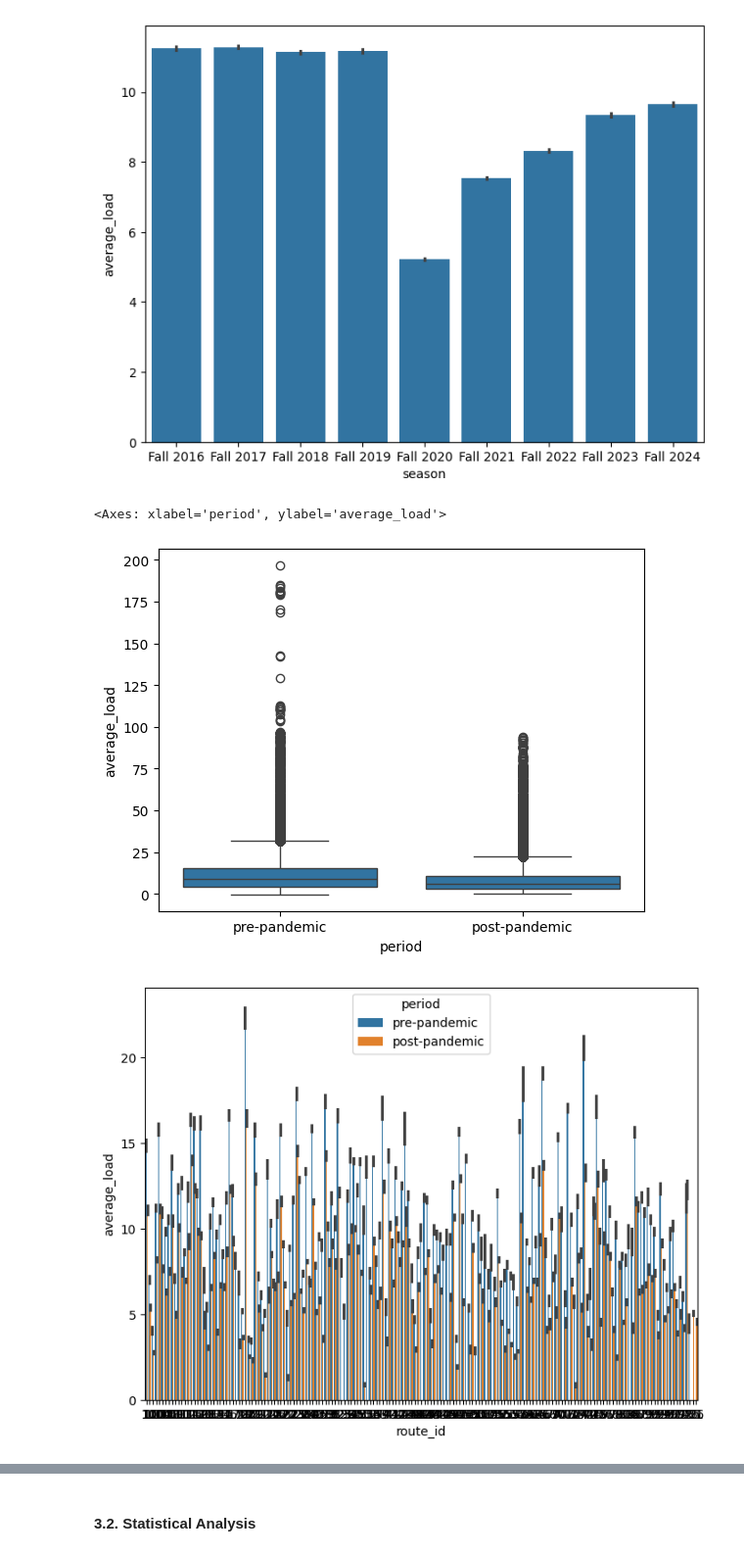
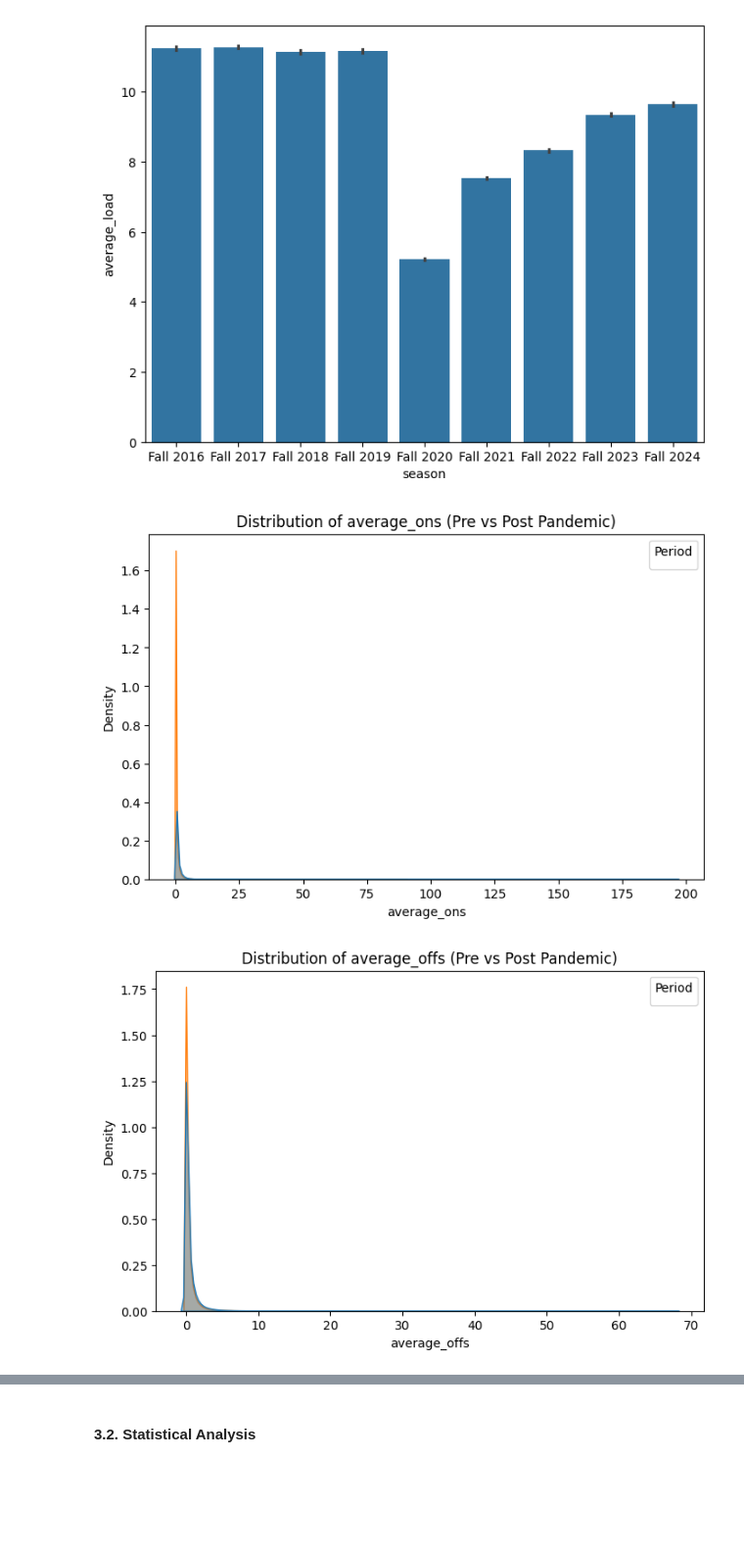
Before and after one commit to Chava-Sai/Boston-Bus-Equity-CS506-Final-Project, a Jupyter notebook: notebooks/pre-post-analysis/analysis.ipynb, the cells around one changed output, grey strips where cells are left out. Shown at 98% size. Cells and saved outputs as stored; diff of their text form; code cells hidden in the pictures; blank space fills up the shorter version.

Commit message:
pre and post visual and statistical analysis

```diff
--- a/notebooks/pre-post-analysis/analysis.ipynb
+++ b/notebooks/pre-post-analysis/analysis.ipynb
@@ -142,14 +152,17 @@ sns.barplot(x='season', y='average_load', data=df)
 plt.show()
 # %% [output]
 [figure]
-# %%
-sns.boxplot(x='period', y='average_load', data=df)
-# %% [output]
-<Axes: xlabel='period', ylabel='average_load'>
-[figure, removed]
-# %%
-plt.figure(figsize=(8,6))
-sns.barplot(x='route_id', y='average_load', hue='period', data=df)
-plt.show()
-# %% [output]
-[figure, removed]
+# %%
+numeric_cols = ['average_ons', 'average_offs', 'average_load', 'num_trips', 'ons_all_trips']
+
+for col in numeric_cols:
+    plt.figure(figsize=(8,5))
+    sns.kdeplot(data=df, x=col, hue='period', fill=True, common_norm=False, alpha=0.4)
+    plt.title(f'Distribution of {col} (Pre vs Post Pandemic)')
+    plt.xlabel(col)
+    plt.ylabel("Density")
+    plt.legend(title="Period")
+    plt.show()
+# %% [output]
+[figure, added]
+[figure, added]
```
Also changed, not shown: parts of 26 cells of this notebook.
